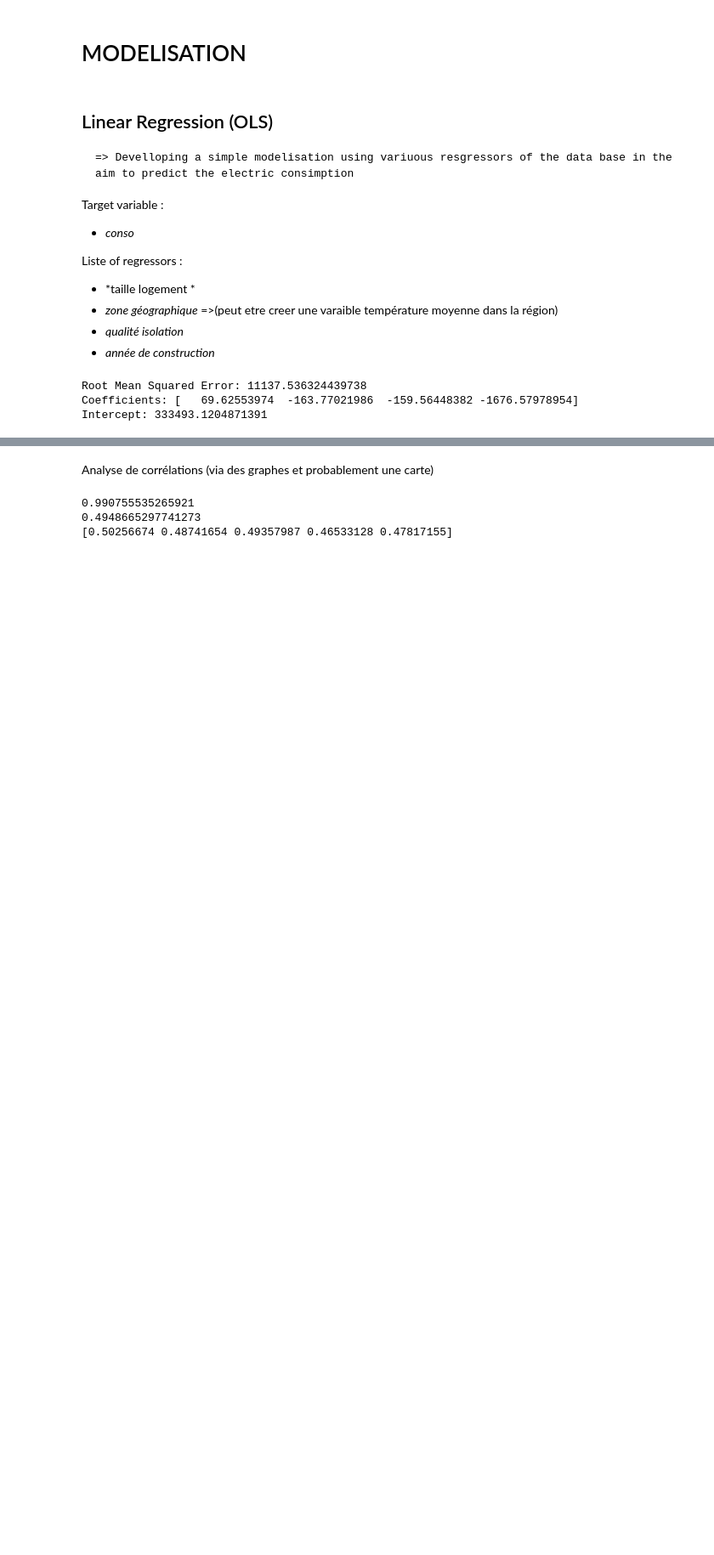
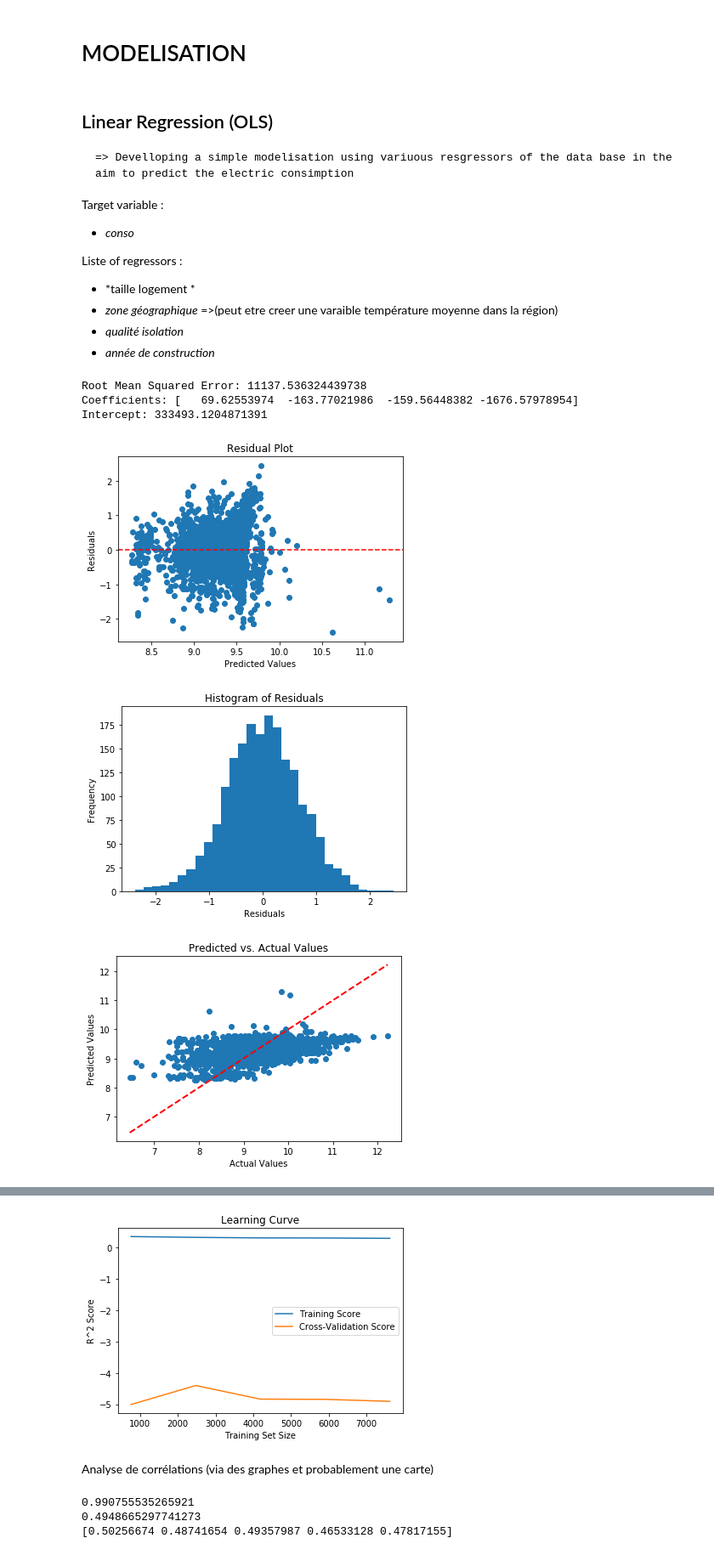
Before and after one commit to LACHQER-Wiam/Projet-Python, a Jupyter notebook: data.ipynb, the cells around one changed output, grey strips where cells are left out. Shown at 85% size. Saved outputs shown, nothing was run; the diff lists cells and outputs as text; code cells hidden in the pictures; blank space fills up the shorter version.

```diff
--- a/data.ipynb
+++ b/data.ipynb
@@ -496,3 +496,47 @@ print("Intercept:", model.intercept_)
 Root Mean Squared Error: 11137.536324439738
 Coefficients: [   69.62553974  -163.77021986  -159.56448382 -1676.57978954]
 Intercept: 333493.1204871391
+# %%
+import matplotlib.pyplot as plt
+
+residuals = y_test - y_pred
+
+# Plot residuals ,-------------------------------
+plt.scatter(y_pred, residuals)
+plt.axhline(y=0, color='r', linestyle='--')
+plt.title('Residual Plot')
+plt.xlabel('Predicted Values')
+plt.ylabel('Residuals')
+plt.show()
+
+#Residuals hist ---------------------------------
+plt.hist(residuals, bins=30)
+plt.title('Histogram of Residuals')
+plt.xlabel('Residuals')
+plt.ylabel('Frequency')
+plt.show()
+
+#Predicted vs actual values ---------------------
+plt.scatter(y_test, y_pred)
+plt.plot([min(y_test), max(y_test)], [min(y_test), max(y_test)], linestyle='--', color='red', linewidth=2)
+plt.title('Predicted vs. Actual Values')
+plt.xlabel('Actual Values')
+plt.ylabel('Predicted Values')
+plt.show()
+
+#Learning curve ---------------------------------
+from sklearn.model_selection import learning_curve
+
+train_sizes, train_scores, test_scores = learning_curve(model, X, y, cv=5)
+
+plt.plot(train_sizes, np.mean(train_scores, axis=1), label='Training Score')
+plt.plot(train_sizes, np.mean(test_scores, axis=1), label='Cross-Validation Score')
+plt.xlabel('Training Set Size')
+plt.ylabel('R^2 Score')
+plt.title('Learning Curve')
+plt.legend()
+plt.show()
+# %% [output]
+[figure, added]
+[figure, added]
+[figure, added]
@@ -499,3 +557,4 @@ Intercept: 333493.1204871391
+[figure, added]
 # %% [markdown]
 Analyse de corrélations (via des graphes et probablement une carte)
 # %%
```
Also changed, not shown: parts of 1 cell of this notebook.
